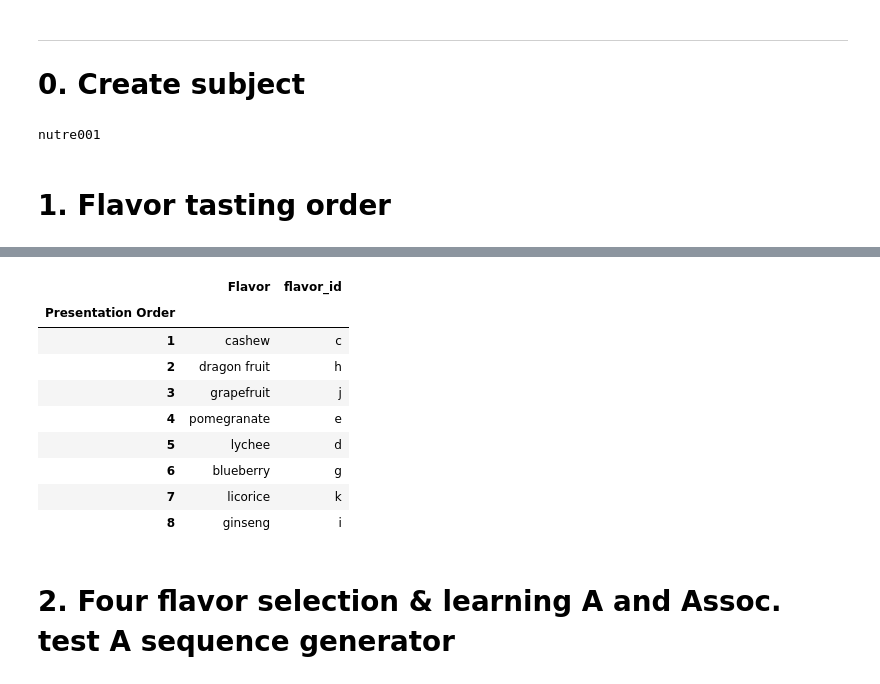
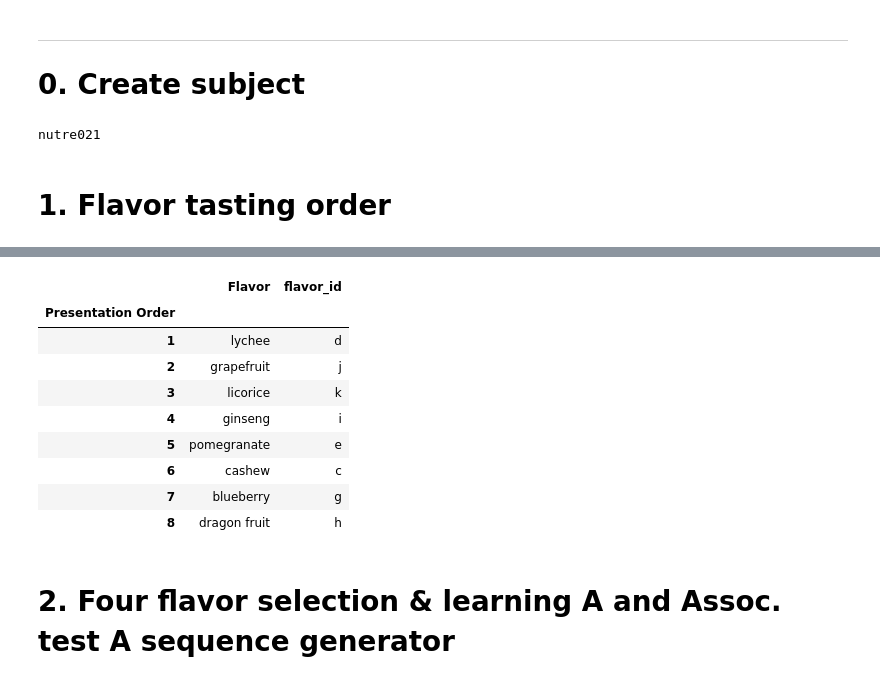
Before and after one commit to ffviana/nutreconDrive, a Jupyter notebook: 1. Acquisition/notebooks/1. Day 1.ipynb, the cells around one changed output, grey strips where cells are left out. Drawn from its saved outputs; the diff is of its cells as text; code cells hidden in the pictures.

```diff
--- a/1. Acquisition/notebooks/1. Day 1.ipynb
+++ b/1. Acquisition/notebooks/1. Day 1.ipynb
@@ -105,25 +108,29 @@ ___
 
 # 0. Create subject
 # %%
-subject_nr = 1
+subject_nr = 21
 
-subject_code = '{}{:03d}'.format(experiment_code, subject_nr)
+subject_code = '{}{:03d}'.format(_v_.experiment_code, subject_nr)
 
 timestamp = datetime.now().timestamp()
 print(subject_code)
 # %% [output]
-nutre001
+nutre021
 # %% [markdown]
 # 1. Flavor tasting order
 # %%
-flavorList = list(flavorCodes.keys())
+# Create a list called "flavorList" by extracting the keys from the "_v_.flavorCodes" dictionary object.
+flavorList = list(_v_.flavorCodes.keys())
+# Shuffle the order of flavors in "flavorList" randomly.
 shuffle(flavorList)
 
-presentation_order_list = [[p + 1, flavorList[p], flavorCodes[flavorList[p]]] for p in range(len(flavorList))]
+# Create a nested list called "presentation_order_list" by iterating through flavors in "flavorList"
+# Each sublist contains the order, the flavor itself and the flavor_id
+presentation_order_list = [[p + 1, flavorList[p], _v_.flavorCodes[flavorList[p]]] for p in range(len(flavorList))]
+presentation_order_df = pd.DataFrame(presentation_order_list, columns = [_v_.pres_order_colName, _v_.flavorName_colName, _v_.flavorID_colName]).set_index(_v_.pres_order_colName)
 
-presentation_order_df = pd.DataFrame(presentation_order_list, columns = [pres_order_colName, flavorName_colName, flavorID_colName]).set_index(pres_order_colName)
-#presentation_order_json = presentation_order_df.to_dict('index')
+# Save presentation order
+presentation_order_df = save_json(presentation_order_df, subject_code, _v_.pres_order_fileID, _v_.sequences_dataPath) #
 
-presentation_order_df = save_json(presentation_order_df, subject_code, pres_order_fileID, sequences_dataPath)
-presentation_order_df
+presentation_order_df # Print out "presentation_order_df".
 # %% [output]
@@ -131,13 +138,13 @@ File already exists. Created on 2022-11-24 09:13:38
 |  | Flavor | flavor_id |
 | Presentation Order |  |  |
-| 1 | cashew | c |
-| 2 | dragon fruit | h |
-| 3 | grapefruit | j |
-| 4 | pomegranate | e |
-| 5 | lychee | d |
-| 6 | blueberry | g |
-| 7 | licorice | k |
-| 8 | ginseng | i |
+| 1 | lychee | d |
+| 2 | grapefruit | j |
+| 3 | licorice | k |
+| 4 | ginseng | i |
+| 5 | pomegranate | e |
+| 6 | cashew | c |
+| 7 | blueberry | g |
+| 8 | dragon fruit | h |
 # %% [markdown]
 # 2. Four flavor selection & learning A and Assoc. test A sequence generator
 # %% [markdown]
```
Also changed, not shown: parts of 22 cells of this notebook, 6 other files.
